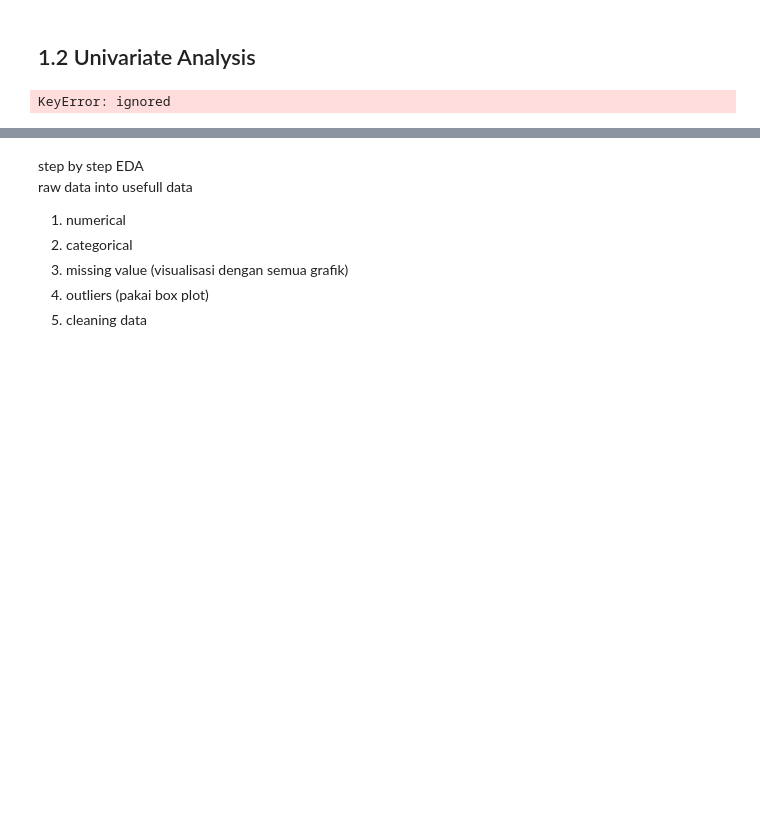
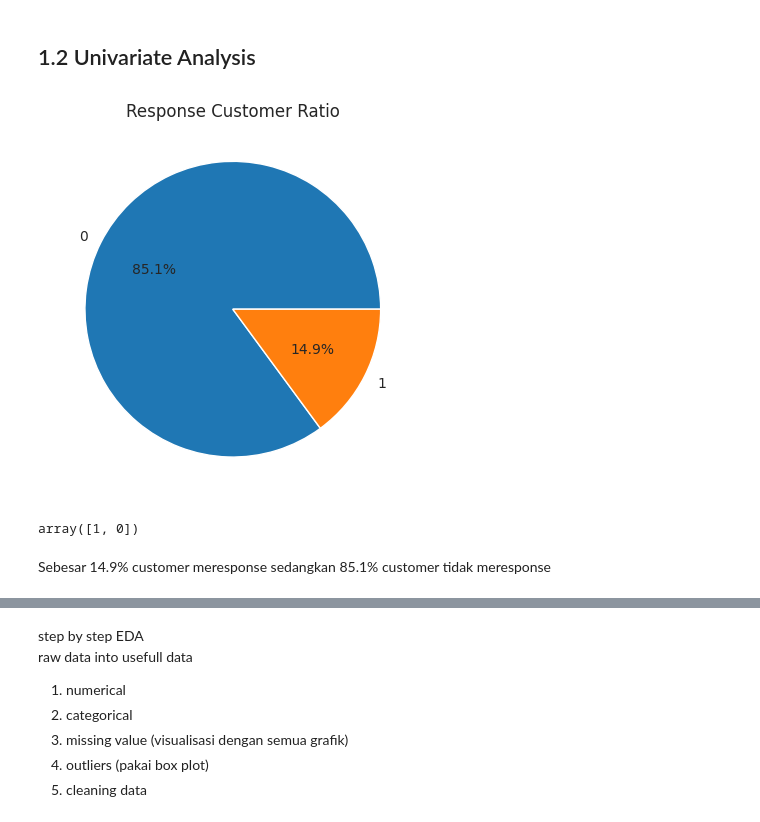
Before and after one commit to hrmufid/Mini-Project-3, a Jupyter notebook: Mini_Project_3.ipynb, the cells around one changed output, grey strips where cells are left out. Saved outputs shown, nothing was run; the diff lists cells and outputs as text; code cells hidden in the pictures; blank space fills up the shorter version.

```diff
--- a/Mini_Project_3.ipynb
+++ b/Mini_Project_3.ipynb
@@ -248,7 +248,17 @@ numwebvisitsmonth      11909
 dtype: int64
 # %% [markdown]
 ## 1.2 Univariate Analysis
-# %%
-df.groupby(['Recency', 'MntCoke', 'MntFruits', 'MntMeatProducts']).count()
-# %% [output]
-KeyError: ignored
+# %%
+# check ratio of on-time vs late deliveries
+df.groupby('response').size().plot(kind='pie', autopct='%.1f%%')
+
+plt.title('Response Customer Ratio')
+plt.show()
+# %% [output]
+[figure, added]
+# %%
+df['response'].unique()
+# %% [output]
+array([1, 0])
+# %% [markdown]
+Sebesar 14.9% customer meresponse sedangkan 85.1% customer tidak meresponse
```
Also changed, not shown: parts of 6 cells of this notebook.
